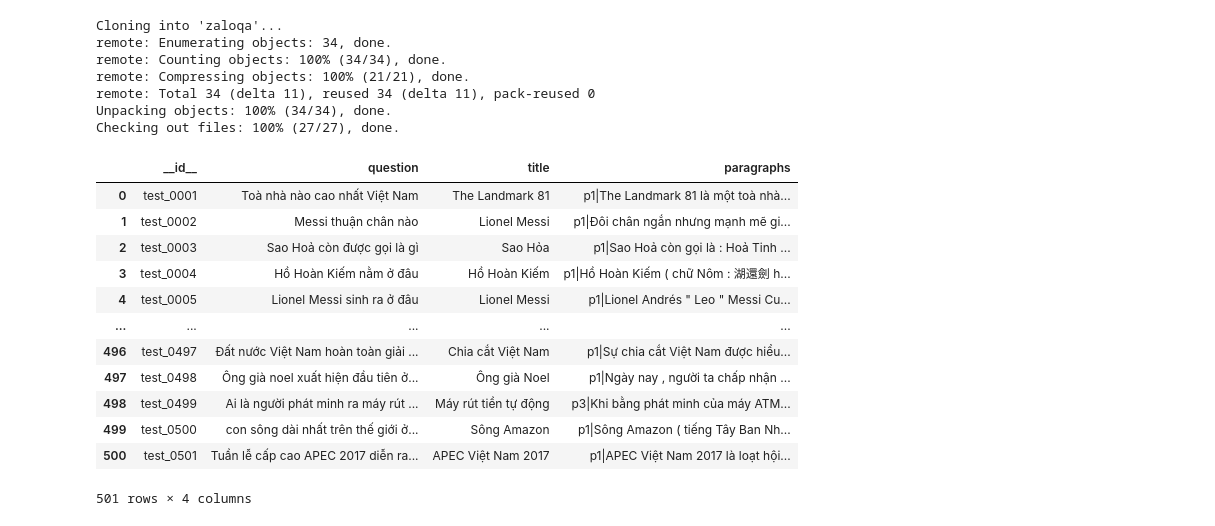
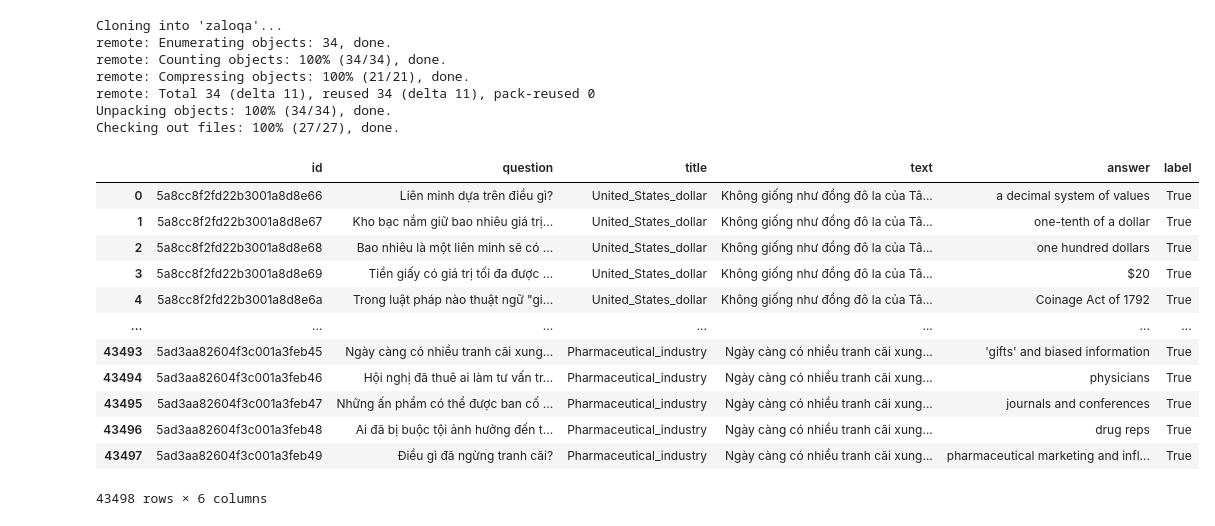
Before and after one commit to leanhduc123/NLP_Zalo_QA, a Jupyter notebook: data_analys.ipynb, the cells around one changed output. Saved outputs shown, nothing was run; the diff lists cells and outputs as text; code cells hidden in the pictures.

Commit message:
Được tạo bằng Colaboratory

```diff
--- a/data_analys.ipynb
+++ b/data_analys.ipynb
@@ -18,19 +18,19 @@ Checking out files: 100% (27/27), done.
 # %%
 zalo_loader = data_loading.ZaloLoader()
 zalo_data = zalo_loader.read_csv("data/train.csv")
-zalo_data = pd.read_csv("data/test.csv")
+zalo_data = pd.read_csv("data/squad_vi_train_v2.0_ImpossibleAnswer.csv")
 zalo_data
 # %% [output]
-|  | __id__ | question | title | paragraphs |
-| 0 | test_0001 | Toà nhà nào cao nhất Việt Nam | The Landmark 81 | p1|The Landmark 81 là một toà nhà... |
-| 1 | test_0002 | Messi thuận chân nào | Lionel Messi | p1|Đôi chân ngắn nhưng mạnh mẽ gi... |
-| 2 | test_0003 | Sao Hoả còn được gọi là gì | Sao Hỏa | p1|Sao Hoả còn gọi là : Hoả Tinh ... |
-| 3 | test_0004 | Hồ Hoàn Kiếm nằm ở đâu | Hồ Hoàn Kiếm | p1|Hồ Hoàn Kiếm ( chữ Nôm : 湖還劍 h... |
-| 4 | test_0005 | Lionel Messi sinh ra ở đâu | Lionel Messi | p1|Lionel Andrés " Leo " Messi Cu... |
-| ... | ... | ... | ... | ... |
-| 496 | test_0497 | Đất nước Việt Nam hoàn toàn giải ... | Chia cắt Việt Nam | p1|Sự chia cắt Việt Nam được hiểu... |
-| 497 | test_0498 | Ông già noel xuất hiện đầu tiên ở... | Ông già Noel | p1|Ngày nay , người ta chấp nhận ... |
-| 498 | test_0499 | Ai là người phát minh ra máy rút ... | Máy rút tiền tự động | p3|Khi bằng phát minh của máy ATM... |
-| 499 | test_0500 | con sông dài nhất trên thế giới ở... | Sông Amazon | p1|Sông Amazon ( tiếng Tây Ban Nh... |
-| 500 | test_0501 | Tuần lễ cấp cao APEC 2017 diễn ra... | APEC Việt Nam 2017 | p1|APEC Việt Nam 2017 là loạt hội... |
+|  | id | question | title | text | answer | label |
+| 0 | 5a8cc8f2fd22b3001a8d8e66 | Liên minh dựa trên điều gì? | United_States_dollar | Không giống như đồng đô la của Tâ... | a decimal system of values | True |
+| 1 | 5a8cc8f2fd22b3001a8d8e67 | Kho bạc nắm giữ bao nhiêu giá trị... | United_States_dollar | Không giống như đồng đô la của Tâ... | one-tenth of a dollar | True |
+| 2 | 5a8cc8f2fd22b3001a8d8e68 | Bao nhiêu là một liên minh sẽ có ... | United_States_dollar | Không giống như đồng đô la của Tâ... | one hundred dollars | True |
+| 3 | 5a8cc8f2fd22b3001a8d8e69 | Tiền giấy có giá trị tối đa được ... | United_States_dollar | Không giống như đồng đô la của Tâ... | $20 | True |
+| 4 | 5a8cc8f2fd22b3001a8d8e6a | Trong luật pháp nào thuật ngữ "gi... | United_States_dollar | Không giống như đồng đô la của Tâ... | Coinage Act of 1792 | True |
+| ... | ... | ... | ... | ... | ... | ... |
+| 43493 | 5ad3aa82604f3c001a3feb45 | Ngày càng có nhiều tranh cãi xung... | Pharmaceutical_industry | Ngày càng có nhiều tranh cãi xung... | 'gifts' and biased information | True |
+| 43494 | 5ad3aa82604f3c001a3feb46 | Hội nghị đã thuê ai làm tư vấn tr... | Pharmaceutical_industry | Ngày càng có nhiều tranh cãi xung... | physicians | True |
+| 43495 | 5ad3aa82604f3c001a3feb47 | Những ấn phẩm có thể được ban cố ... | Pharmaceutical_industry | Ngày càng có nhiều tranh cãi xung... | journals and conferences | True |
+| 43496 | 5ad3aa82604f3c001a3feb48 | Ai đã bị buộc tội ảnh hưởng đến t... | Pharmaceutical_industry | Ngày càng có nhiều tranh cãi xung... | drug reps | True |
+| 43497 | 5ad3aa82604f3c001a3feb49 | Điều gì đã ngừng tranh cãi? | Pharmaceutical_industry | Ngày càng có nhiều tranh cãi xung... | pharmaceutical marketing and infl... | True |
-501 rows × 4 columns
+43498 rows × 6 columns
```
Also changed, not shown: parts of 22 cells of this notebook.
